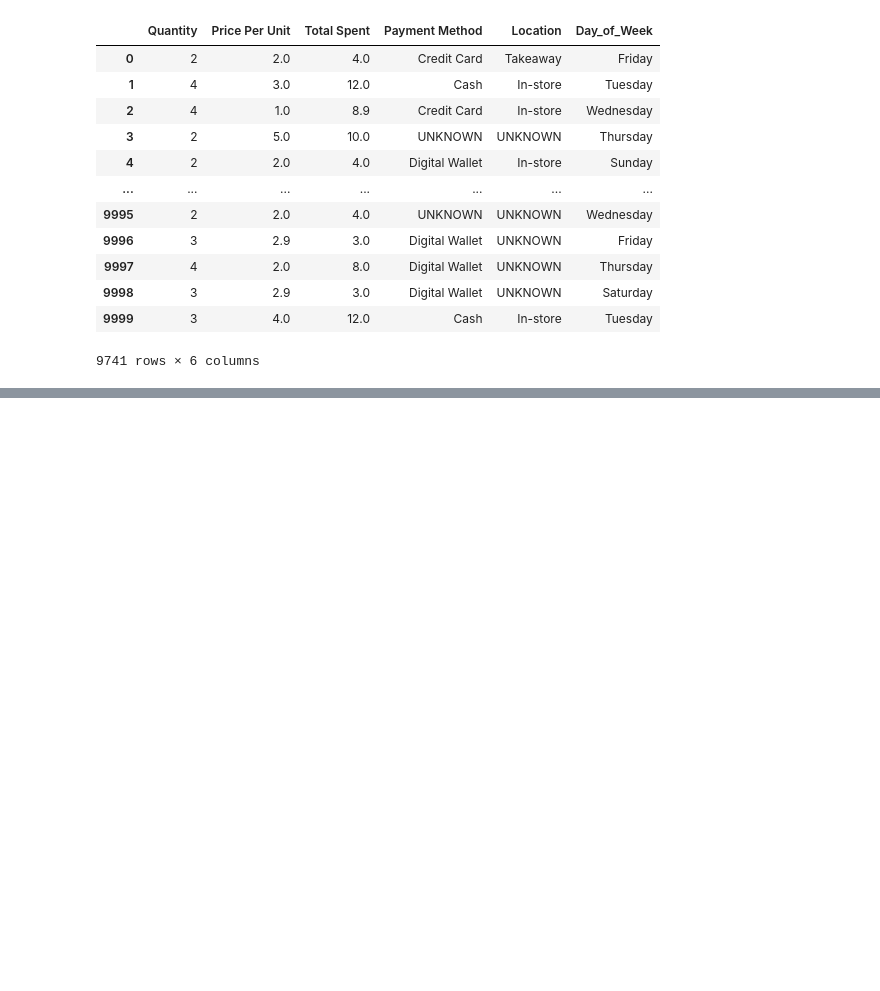
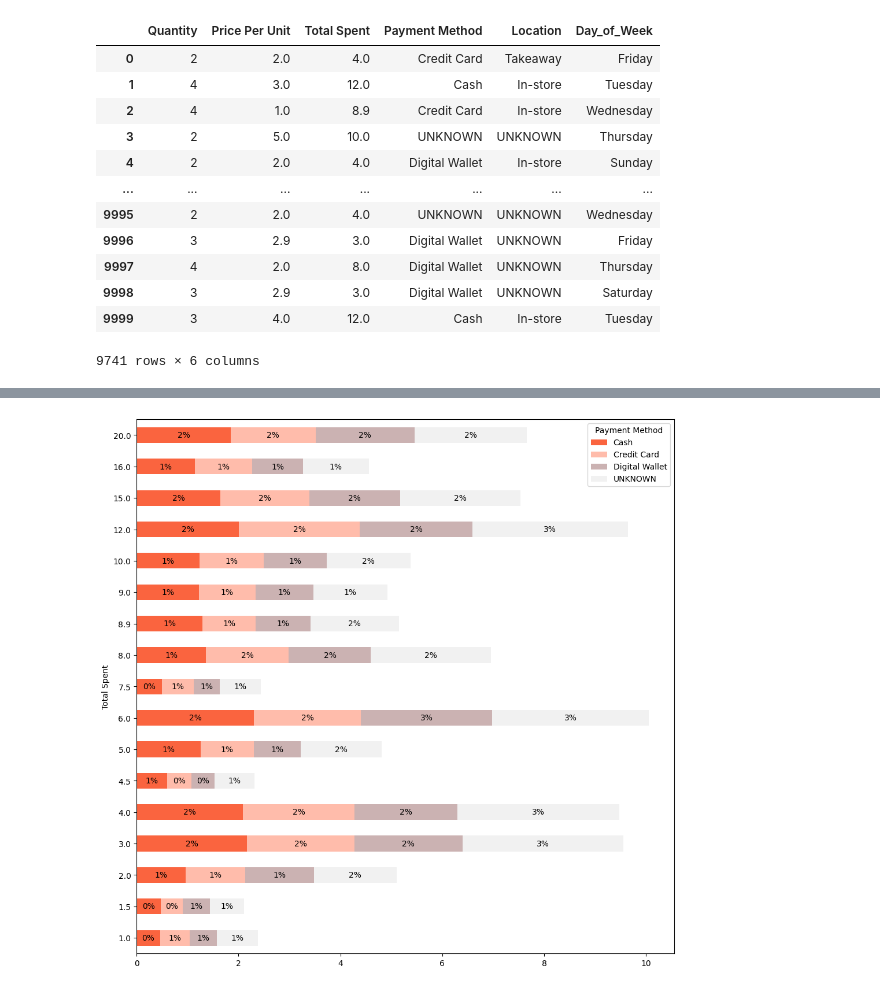
Before and after one commit to dewang002/EDA_Cafe, a Jupyter notebook: EDA_cafe_data.ipynb, the cells around one changed output, grey strips where cells are left out. Saved outputs shown, nothing was run; the diff lists cells and outputs as text; code cells hidden in the pictures; blank space fills up the shorter version.

```diff
--- a/EDA_cafe_data.ipynb
+++ b/EDA_cafe_data.ipynb
@@ -380,0 +386,19 @@ dtype: float64
+# %%
+fig, ax = plt.subplots(figsize = (12, 12))
+
+pivot_df.plot(ax = ax, kind = 'barh', stacked = True, color = ['#FA643F', '#FFBCAB', '#CBB2B2', '#F1F1F1', '#FD9F9F'])
+
+for i in ax.patches:
+    width = i.get_width()
+    height = i.get_height()
+    x, y = i.get_xy()
+    ax.text(
+            x + width / 2,
+            y + height/ 2,
+            '{:.0f}%'.format(width),
+            horizontalalignment='center',
+            verticalalignment='center'
+    )
+plt.savefig('payment_method_chart.jpg', dpi=300, bbox_inches='tight')
+# %% [output]
+[figure, added]
```
Also changed, not shown: parts of 7 cells of this notebook, 1 other file.
